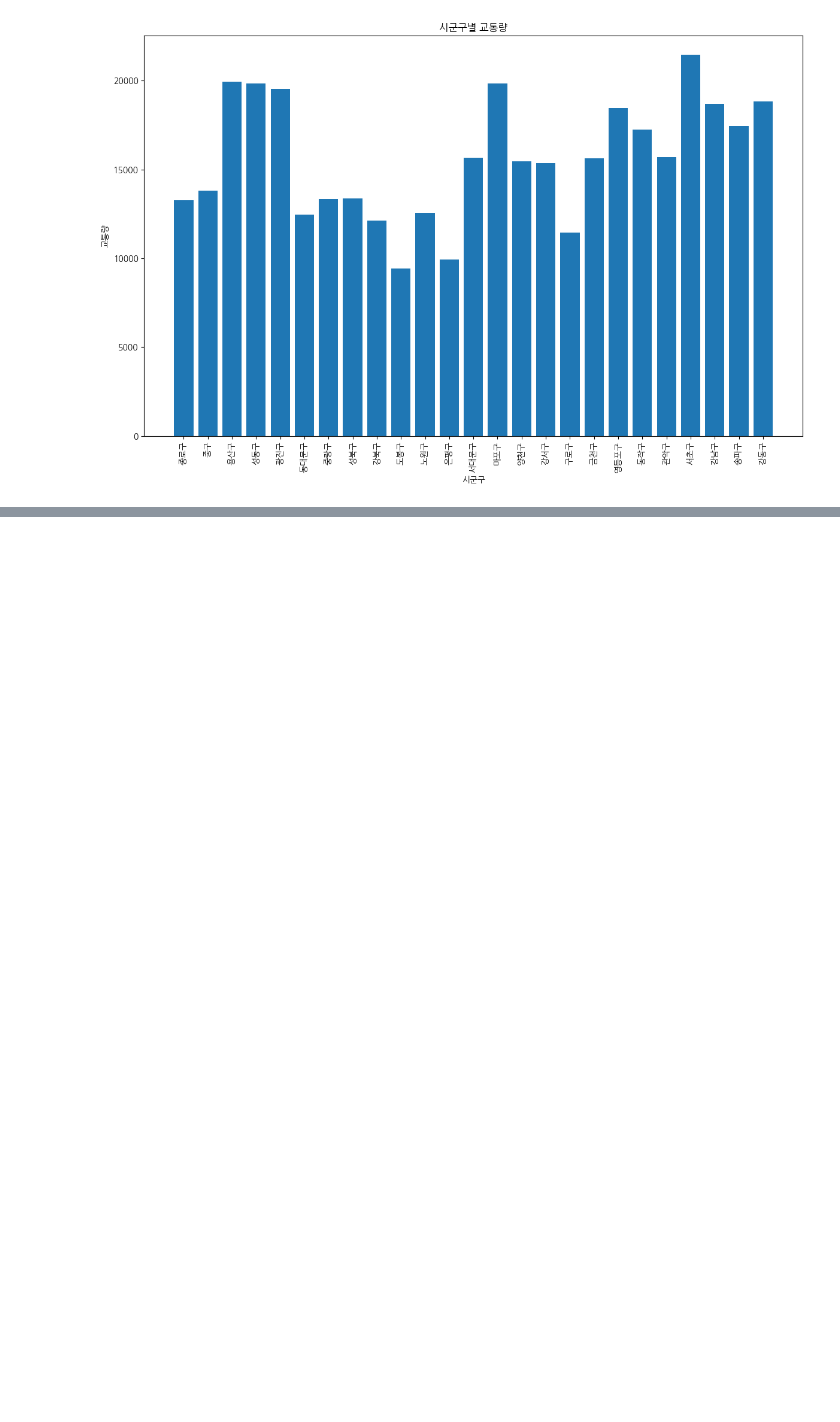
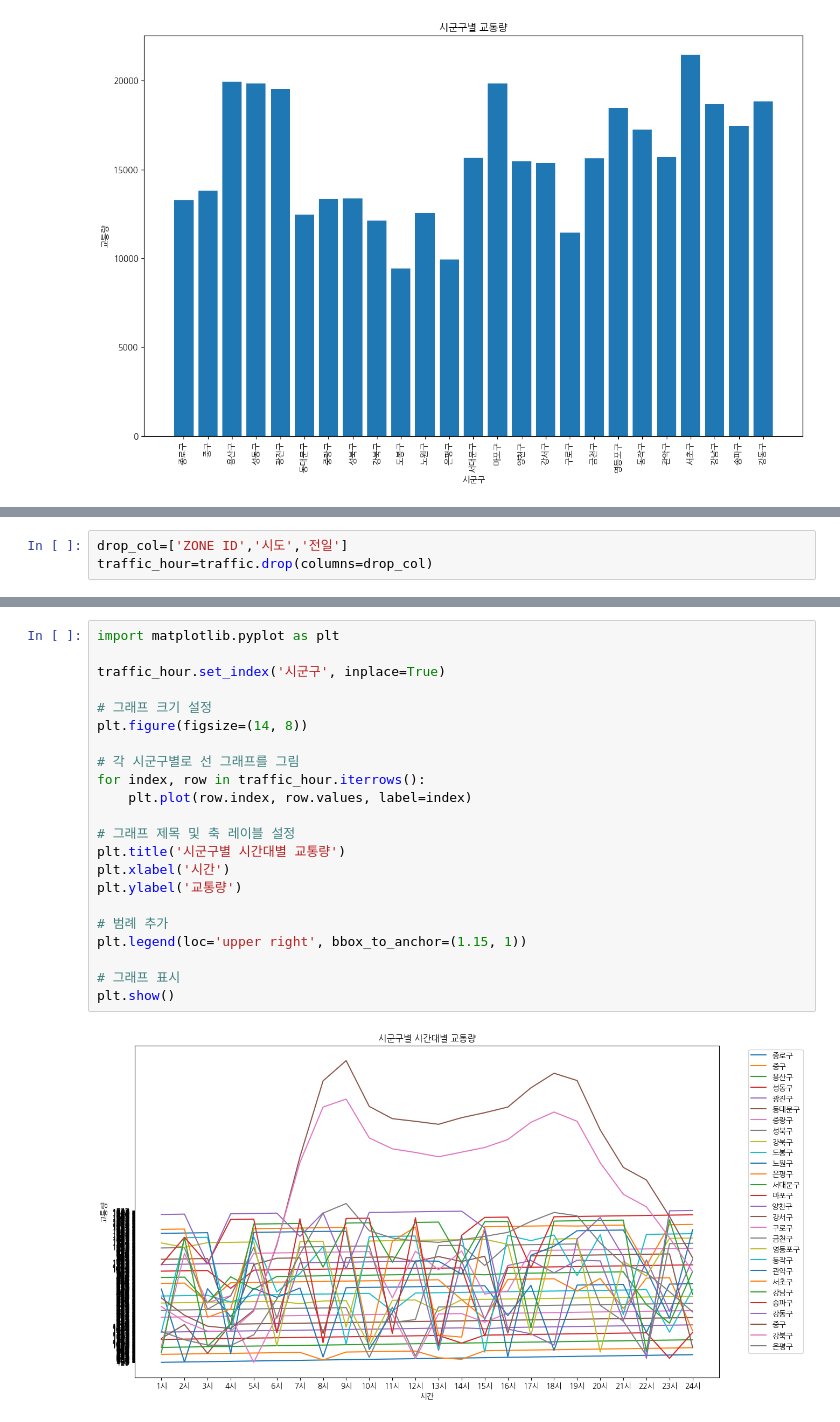
Before and after one commit to b00kkk/PythonProject2024-1, a Jupyter notebook: 교통량.ipynb, the cells around one changed output, grey strips where cells are left out. Drawn from its saved outputs; the diff is of its cells as text; blank space fills up the shorter version.

```diff
--- a/교통량.ipynb
+++ b/교통량.ipynb
@@ -322,0 +365,3 @@ Index(['geometry', 'code', 'name', 'name_eng', 'base_year'], dtype='object')
+# %%
+drop_col=['ZONE ID','시도','전일']
+traffic_hour=traffic.drop(columns=drop_col)
@@ -322,0 +389,24 @@ Index(['geometry', 'code', 'name', 'name_eng', 'base_year'], dtype='object')
+# %%
+import matplotlib.pyplot as plt
+
+traffic_hour.set_index('시군구', inplace=True)
+
+# 그래프 크기 설정
+plt.figure(figsize=(14, 8))
+
+# 각 시군구별로 선 그래프를 그림
+for index, row in traffic_hour.iterrows():
+    plt.plot(row.index, row.values, label=index)
+
+# 그래프 제목 및 축 레이블 설정
+plt.title('시군구별 시간대별 교통량')
+plt.xlabel('시간')
+plt.ylabel('교통량')
+
+# 범례 추가
+plt.legend(loc='upper right', bbox_to_anchor=(1.15, 1))
+
+# 그래프 표시
+plt.show()
+# %% [output]
+[figure, added]
```
Also changed, not shown: parts of 6 cells of this notebook.
